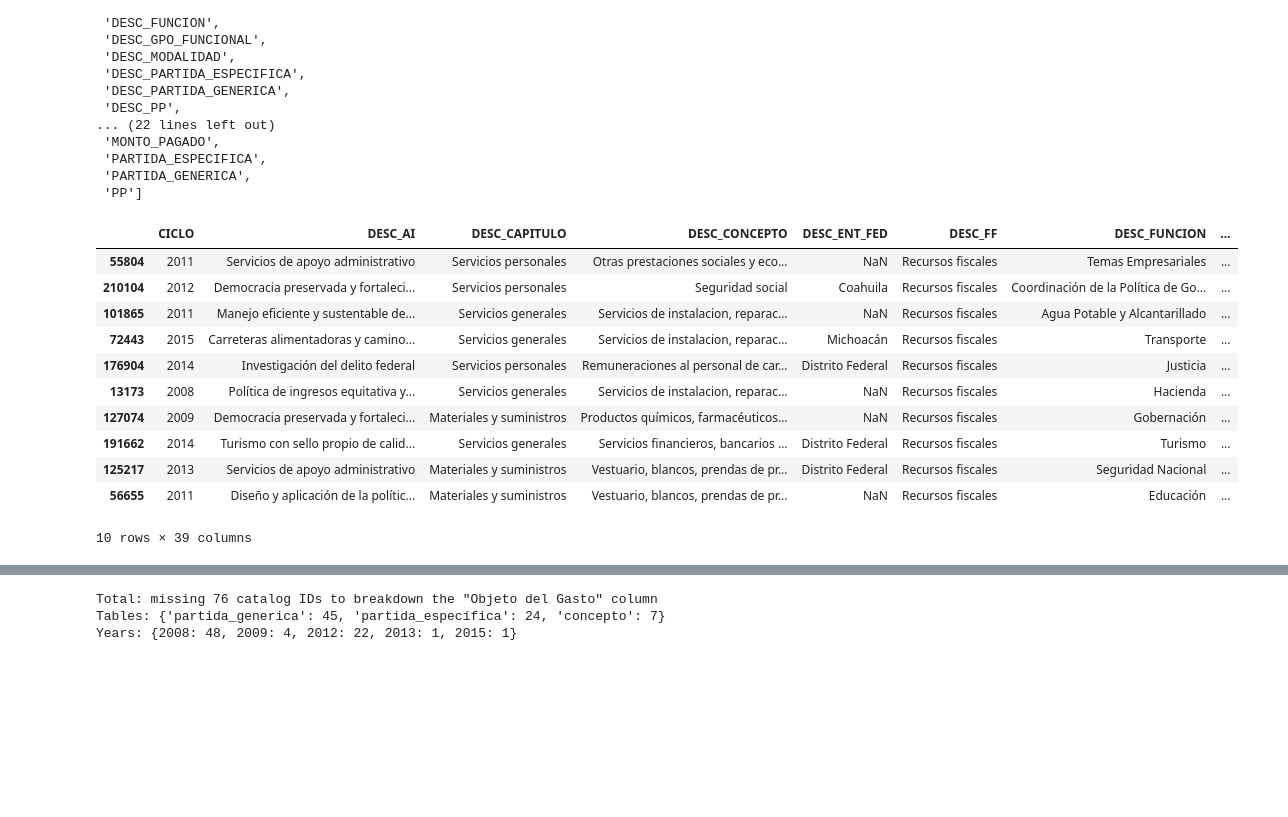
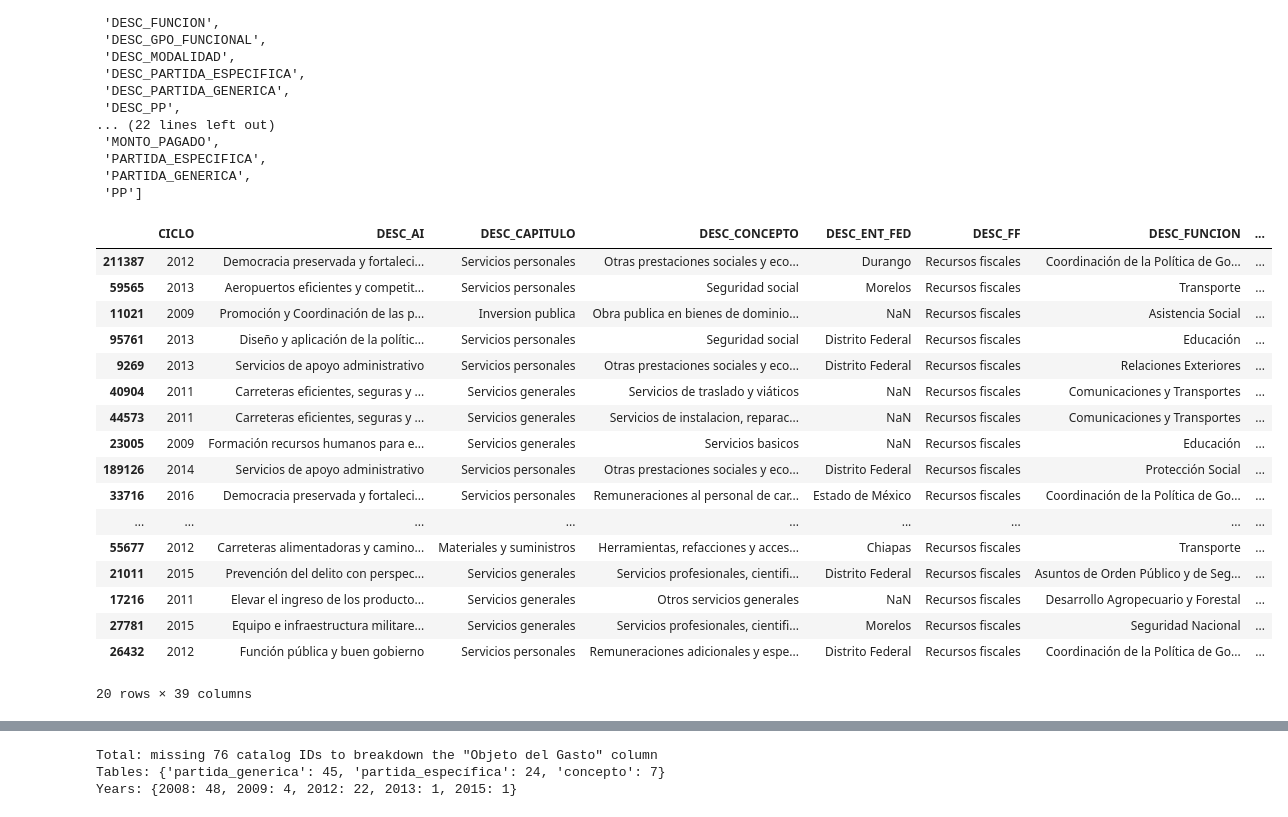
Before and after one commit to os-data/mexican-federal-budget, a Jupyter notebook: pipeline.ipynb, the cells around one changed output, grey strips where cells are left out. Saved outputs shown, nothing was run; the diff lists cells and outputs as text; code cells hidden in the pictures; blank space fills up the shorter version.

```diff
--- a/pipeline.ipynb
+++ b/pipeline.ipynb
@@ -24,7 +24,7 @@ from pprint import pprint
 
 Choose a unique iteration label for each pipeline run.
 # %%
-ITERATION_LABEL = 'iteration-13-all-new-data-2008-2016'
+ITERATION_LABEL = 'iteration-15-all-new-data-2008-2016'
 # %% [markdown]
 Put your input files inside the `pipeline.in` folder and describe them here.
 # %%
@@ -86,16 +86,16 @@ REMOVE_OUTPUT_COLUMNS = [
 ]
 # %%
 REMOVE_INPUT_COLUMNS = {
-    2016: [
-        'Adefas',
-        'Partida Específica',
-        'Partida Genérica',
-        'Descripción de Partida Genérica',
-        'Descripcion de Partida Específica',
-        'Ejercicio',
-        'Devengado',
-        'Ejercido',
-    ]
+#     2016: [
+#         'Adefas',
+#         'Partida Específica',
+#         'Partida Genérica',
+#         'Descripción de Partida Genérica',
+#         'Descripcion de Partida Específica',
+#         'Ejercicio',
+#         'Devengado',
+#         'Ejercido',
+#     ]
 }
 # %% [markdown]
 That's it. Now just run the notebook from beginning to end.
@@ -592,20 +593,26 @@ sorted(list(budget.columns))
  'PARTIDA_GENERICA',
  'PP']
 # %%
-merged.sample(n=10)
+merged.sample(n=20)
 # %% [output]
 |  | CICLO | DESC_AI | DESC_CAPITULO | DESC_CONCEPTO | DESC_ENT_FED | DESC_FF | DESC_FUNCION | ... |
-| 55804 | 2011 | Servicios de apoyo administrativo | Servicios personales | Otras prestaciones sociales y eco... | NaN | Recursos fiscales | Temas Empresariales | ... |
-| 210104 | 2012 | Democracia preservada y fortaleci... | Servicios personales | Seguridad social | Coahuila | Recursos fiscales | Coordinación de la Política de Go... | ... |
-| 101865 | 2011 | Manejo eficiente y sustentable de... | Servicios generales | Servicios de instalacion, reparac... | NaN | Recursos fiscales | Agua Potable y Alcantarillado | ... |
-| 72443 | 2015 | Carreteras alimentadoras y camino... | Servicios generales | Servicios de instalacion, reparac... | Michoacán | Recursos fiscales | Transporte | ... |
-| 176904 | 2014 | Investigación del delito federal | Servicios personales | Remuneraciones al personal de car... | Distrito Federal | Recursos fiscales | Justicia | ... |
-| 13173 | 2008 | Política de ingresos equitativa y... | Servicios generales | Servicios de instalacion, reparac... | NaN | Recursos fiscales | Hacienda | ... |
-| 127074 | 2009 | Democracia preservada y fortaleci... | Materiales y suministros | Productos químicos, farmacéuticos... | NaN | Recursos fiscales | Gobernación | ... |
-| 191662 | 2014 | Turismo con sello propio de calid... | Servicios generales | Servicios financieros, bancarios ... | Distrito Federal | Recursos fiscales | Turismo | ... |
-| 125217 | 2013 | Servicios de apoyo administrativo | Materiales y suministros | Vestuario, blancos, prendas de pr... | Distrito Federal | Recursos fiscales | Seguridad Nacional | ... |
-| 56655 | 2011 | Diseño y aplicación de la polític... | Materiales y suministros | Vestuario, blancos, prendas de pr... | NaN | Recursos fiscales | Educación | ... |
+| 211387 | 2012 | Democracia preservada y fortaleci... | Servicios personales | Otras prestaciones sociales y eco... | Durango | Recursos fiscales | Coordinación de la Política de Go... | ... |
+| 59565 | 2013 | Aeropuertos eficientes y competit... | Servicios personales | Seguridad social | Morelos | Recursos fiscales | Transporte | ... |
+| 11021 | 2009 | Promoción y Coordinación de las p... | Inversion publica | Obra publica en bienes de dominio... | NaN | Recursos fiscales | Asistencia Social | ... |
+| 95761 | 2013 | Diseño y aplicación de la polític... | Servicios personales | Seguridad social | Distrito Federal | Recursos fiscales | Educación | ... |
+| 9269 | 2013 | Servicios de apoyo administrativo | Servicios personales | Otras prestaciones sociales y eco... | Distrito Federal | Recursos fiscales | Relaciones Exteriores | ... |
+| 40904 | 2011 | Carreteras eficientes, seguras y ... | Servicios generales | Servicios de traslado y viáticos | NaN | Recursos fiscales | Comunicaciones y Transportes | ... |
+| 44573 | 2011 | Carreteras eficientes, seguras y ... | Servicios generales | Servicios de instalacion, reparac... | NaN | Recursos fiscales | Comunicaciones y Transportes | ... |
+| 23005 | 2009 | Formación recursos humanos para e... | Servicios generales | Servicios basicos | NaN | Recursos fiscales | Educación | ... |
+| 189126 | 2014 | Servicios de apoyo administrativo | Servicios personales | Otras prestaciones sociales y eco... | Distrito Federal | Recursos fiscales | Protección Social | ... |
+| 33716 | 2016 | Democracia preservada y fortaleci... | Servicios personales | Remuneraciones al personal de car... | Estado de México | Recursos fiscales | Coordinación de la Política de Go... | ... |
+| ... | ... | ... | ... | ... | ... | ... | ... | ... |
+| 55677 | 2012 | Carreteras alimentadoras y camino... | Materiales y suministros | Herramientas, refacciones y acces... | Chiapas | Recursos fiscales | Transporte | ... |
+| 21011 | 2015 | Prevención del delito con perspec... | Servicios generales | Servicios profesionales, cientifi... | Distrito Federal | Recursos fiscales | Asuntos de Orden Público y de Seg... | ... |
+| 17216 | 2011 | Elevar el ingreso de los producto... | Servicios generales | Otros servicios generales | NaN | Recursos fiscales | Desarrollo Agropecuario y Forestal | ... |
+| 27781 | 2015 | Equipo e infraestructura militare... | Servicios generales | Servicios profesionales, cientifi... | Morelos | Recursos fiscales | Seguridad Nacional | ... |
+| 26432 | 2012 | Función pública y buen gobierno | Servicios personales | Remuneraciones adicionales y espe... | Distrito Federal | Recursos fiscales | Coordinación de la Política de Go... | ... |
-10 rows × 39 columns
+20 rows × 39 columns
 # %%
 objeto_breakdown = [
     'CICLO',
```
Also changed, not shown: parts of 13 cells of this notebook, 18 other files.
